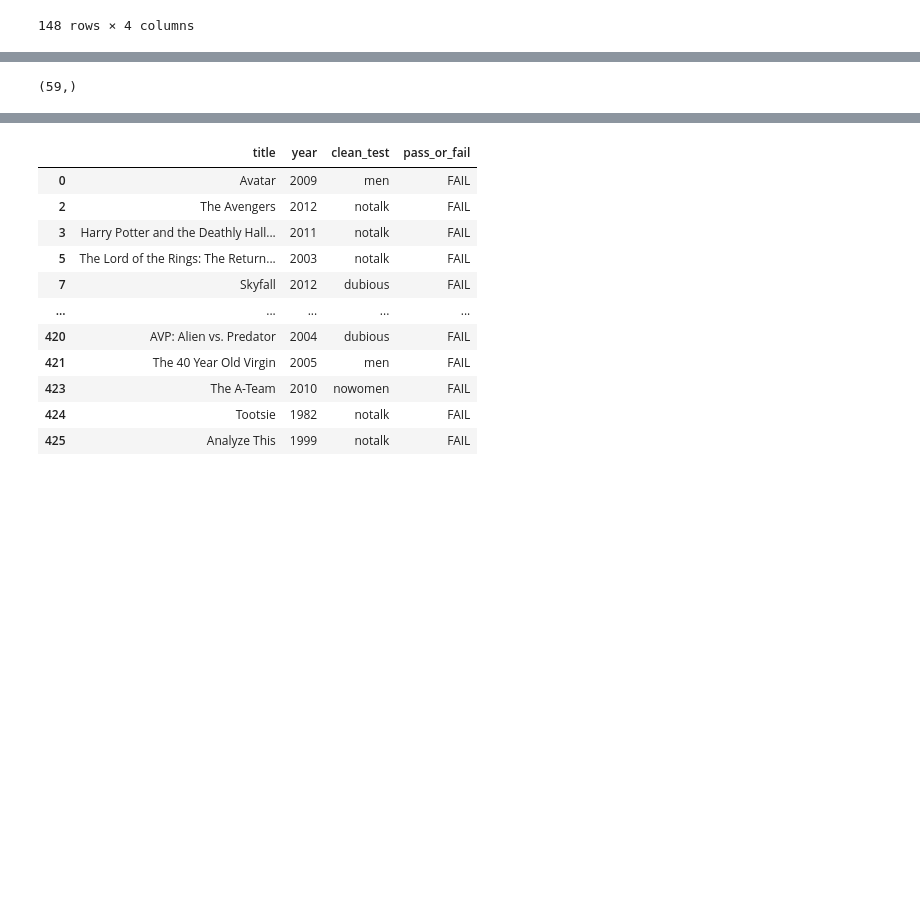
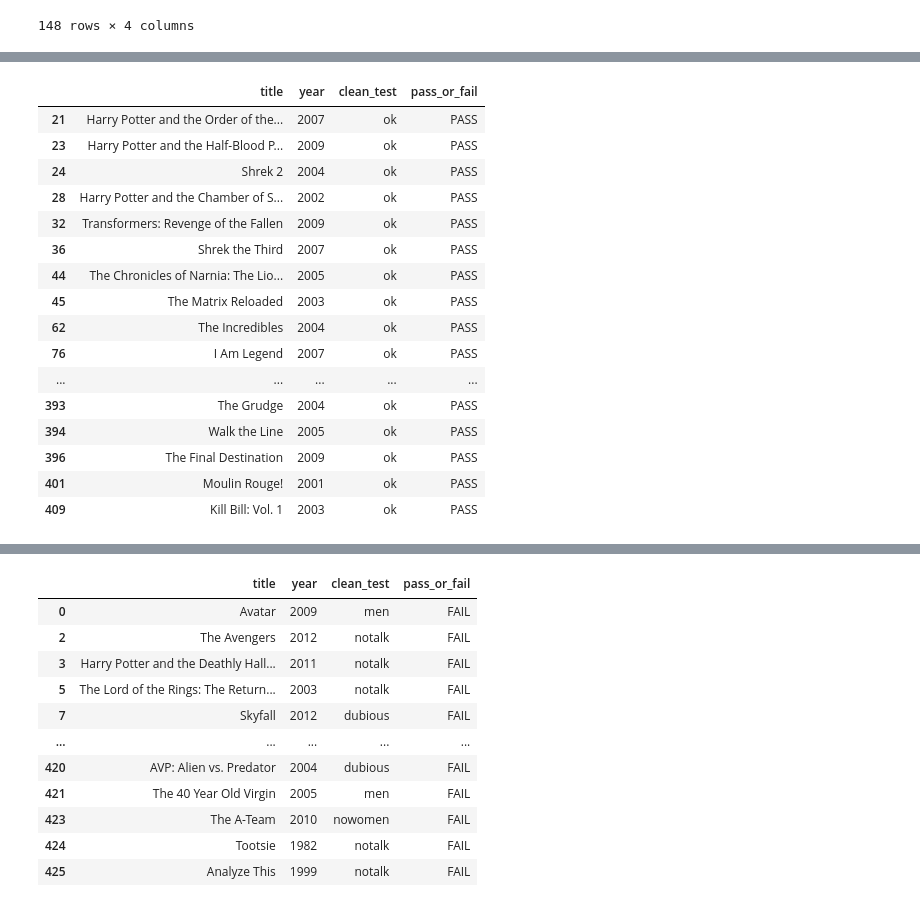
Before and after one commit to Slmudd02/Bechdel_Test, a Jupyter notebook: Bechdel_test_project-checkpoint.ipynb, the cells around one changed output, grey strips where cells are left out. Cells and saved outputs as stored; diff of their text form; code cells hidden in the pictures; blank space fills up the shorter version.

```diff
--- a/Bechdel_test_project-checkpoint.ipynb
+++ b/Bechdel_test_project-checkpoint.ipynb
@@ -118,9 +149,25 @@ nineties.shape
 # %%
 filt = (passed['year'] > '2000') & (df3['year'] < '2010')
 aughts = filt.loc[filt == True]
-aughts.shape
+passed[filt]
 # %% [output]
-(59,)
+|  | title | year | clean_test | pass_or_fail |
+| 21 | Harry Potter and the Order of the... | 2007 | ok | PASS |
+| 23 | Harry Potter and the Half-Blood P... | 2009 | ok | PASS |
+| 24 | Shrek 2 | 2004 | ok | PASS |
+| 28 | Harry Potter and the Chamber of S... | 2002 | ok | PASS |
+| 32 | Transformers: Revenge of the Fallen | 2009 | ok | PASS |
+| 36 | Shrek the Third | 2007 | ok | PASS |
+| 44 | The Chronicles of Narnia: The Lio... | 2005 | ok | PASS |
+| 45 | The Matrix Reloaded | 2003 | ok | PASS |
+| 62 | The Incredibles | 2004 | ok | PASS |
+| 76 | I Am Legend | 2007 | ok | PASS |
+| ... | ... | ... | ... | ... |
+| 393 | The Grudge | 2004 | ok | PASS |
+| 394 | Walk the Line | 2005 | ok | PASS |
+| 396 | The Final Destination | 2009 | ok | PASS |
+| 401 | Moulin Rouge! | 2001 | ok | PASS |
+| 409 | Kill Bill: Vol. 1 | 2003 | ok | PASS |
 # %%
 filt = (passed['year'] > '2010') & (passed['year'] < '2020')
 twenty_tens = filt.loc[filt == True]
```
Also changed, not shown: parts of 7 cells of this notebook, 2 other files.
